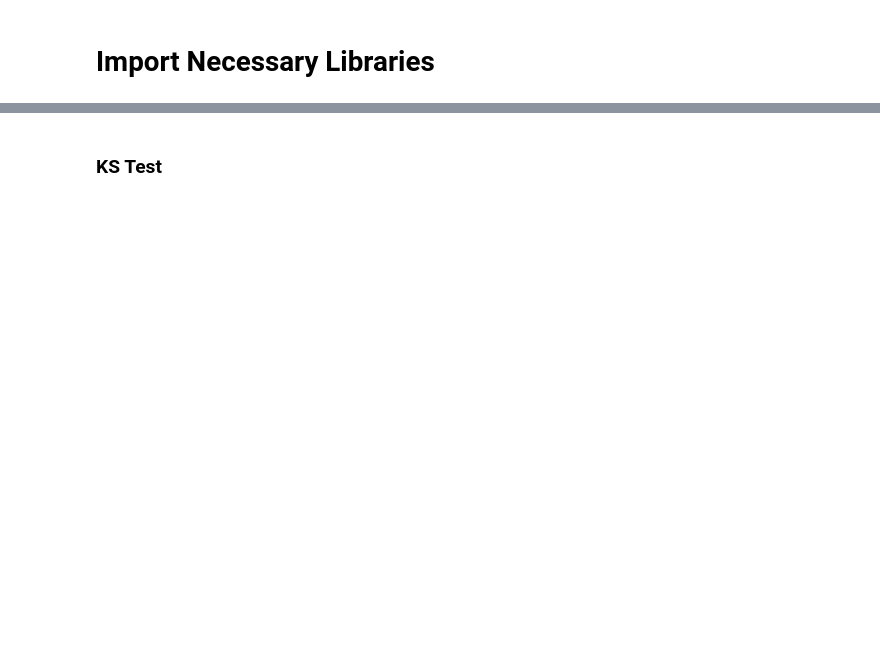
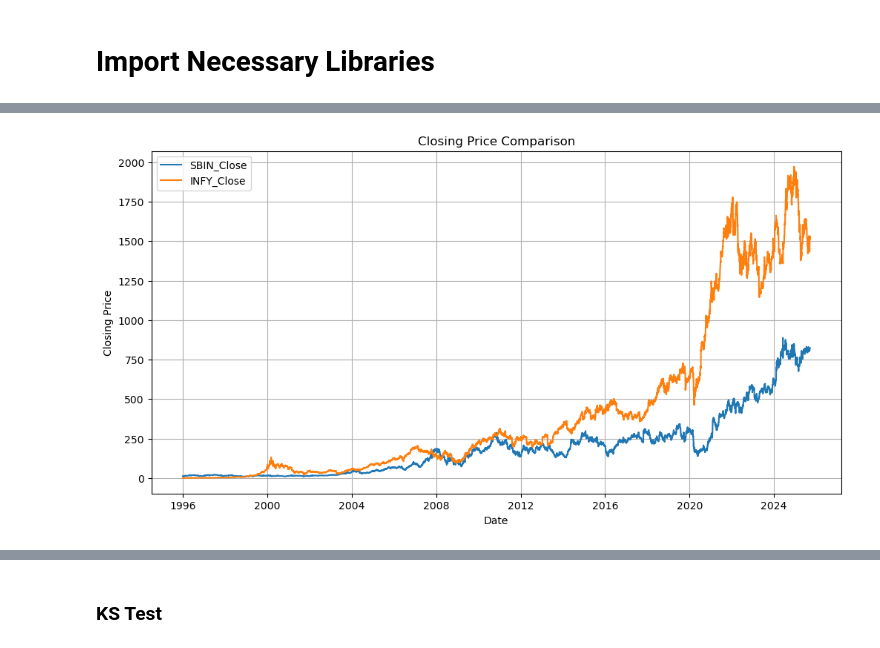
Before and after one commit to dassrikrishna/Tail_Risk_Modelling, a Jupyter notebook: week1/arma_gjr_t_evt.ipynb, the cells around one changed output, grey strips where cells are left out. Saved outputs shown, nothing was run; the diff lists cells and outputs as text; code cells hidden in the pictures; blank space fills up the shorter version.

```diff
--- a/week1/arma_gjr_t_evt.ipynb
+++ b/week1/arma_gjr_t_evt.ipynb
@@ -334,0 +41,13 @@ def gjr_rolling_forecast(arima_model, test):
+# %%
+# Plot Close Price for both data
+plt.figure(figsize=(12, 6))
+plt.plot(close["SBIN.NS"].index,close["SBIN.NS"], label='SBIN_Close')
+plt.plot(close["INFY.NS"].index,close["INFY.NS"], label='INFY_Close')
+plt.title('Closing Price Comparison')
+plt.xlabel('Date')
+plt.ylabel('Closing Price')
+plt.legend()
+plt.grid(True)
+plt.show()
+# %% [output]
+[figure, added]
```
Also changed, not shown: parts of 175 cells of this notebook, 2 other files.
